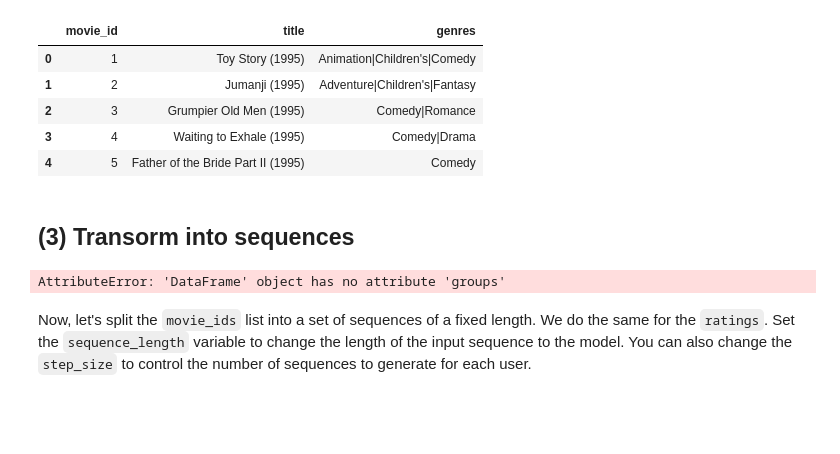
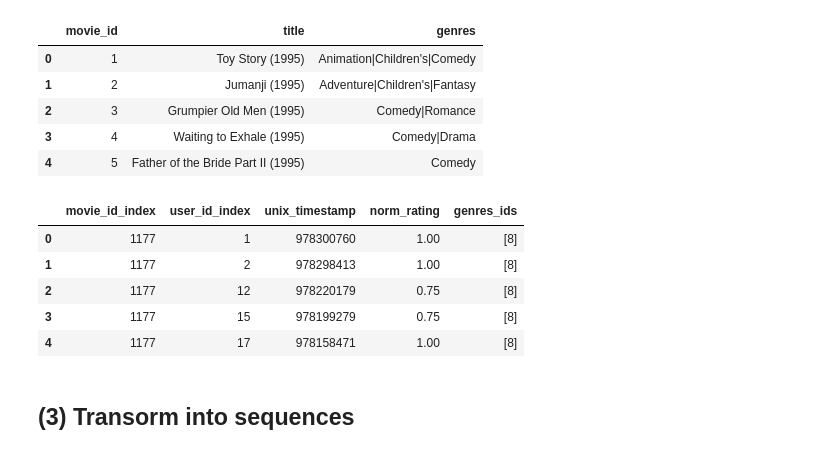
Before and after one commit to Nelsonlin0321/ml-machine-learning-cook-book, a Jupyter notebook: behavior-sequence-transformer-recommender-with-pytorch-by-movie-rating-prediction copy/10-data-transformation.ipynb, the cells around one changed output. Drawn from its saved outputs; the diff is of its cells as text; code cells hidden in the pictures; blank space fills up the shorter version.

```diff
--- a/behavior-sequence-transformer-recommender-with-pytorch-by-movie-rating-prediction copy/movielens_recommendations_transformers.ipynb
+++ b/behavior-sequence-transformer-recommender-with-pytorch-by-movie-rating-prediction copy/10-data-transformation.ipynb
@@ -153,6 +153,15 @@ df_user_views = ratings[["movie_id_index", "user_id_index", "unix_timestamp", "n
            on=['movie_id_index'])
 #     .merge(users[['user_id_index', 'sex_index', 'occupation_index', 'age_group_index']],
 #            on=['user_id_index']) \
+# %%
+df_user_views.head()
+# %% [output]
+|  | movie_id_index | user_id_index | unix_timestamp | norm_rating | genres_ids |
+| 0 | 1177 | 1 | 978300760 | 1.00 | [8] |
+| 1 | 1177 | 2 | 978298413 | 1.00 | [8] |
+| 2 | 1177 | 12 | 978220179 | 0.75 | [8] |
+| 3 | 1177 | 15 | 978199279 | 0.75 | [8] |
+| 4 | 1177 | 17 | 978158471 | 1.00 | [8] |
 # %% [markdown]
 ## (3) Transorm into sequences
 # %%
@@ -160,16 +169,9 @@ df_agg_ratings = df_user_views.sort_values(by=["unix_timestamp"]).groupby("user_
 # %%
 ratings_data = pd.DataFrame(
     data={
-        "user_id": list(df_user_views.groups.keys()),
-        "movie_ids": list(df_user_views.movie_id.apply(list)),
-        "ratings": list(df_user_views.rating.apply(list)),
-        "timestamps": list(df_user_views.unix_timestamp.apply(list)),
+        "user_id_index": list(df_agg_ratings.groups.keys()),
+        "movie_ids": list(df_agg_ratings.movie_id_index.apply(list)),
+        "ratings": list(df_agg_ratings.norm_rating.apply(list)),
+        "timestamps": list(df_agg_ratings.unix_timestamp.apply(list)),
     }
 )
-# %% [output]
-AttributeError: 'DataFrame' object has no attribute 'groups'
-# %% [markdown]
-Now, let's split the `movie_ids` list into a set of sequences of a fixed length.
-We do the same for the `ratings`. Set the `sequence_length` variable to change the length
-of the input sequence to the model. You can also change the `step_size` to control the
-number of sequences to generate for each user.
```
Also changed, not shown: parts of 25 cells of this notebook.
